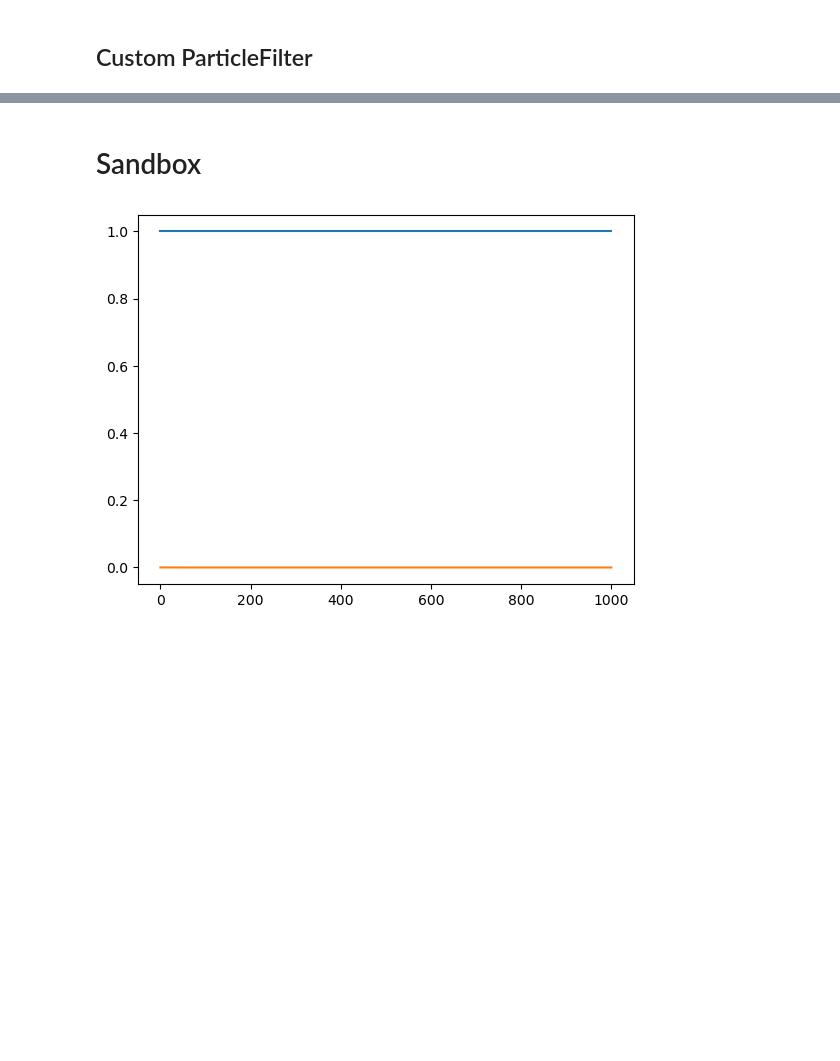
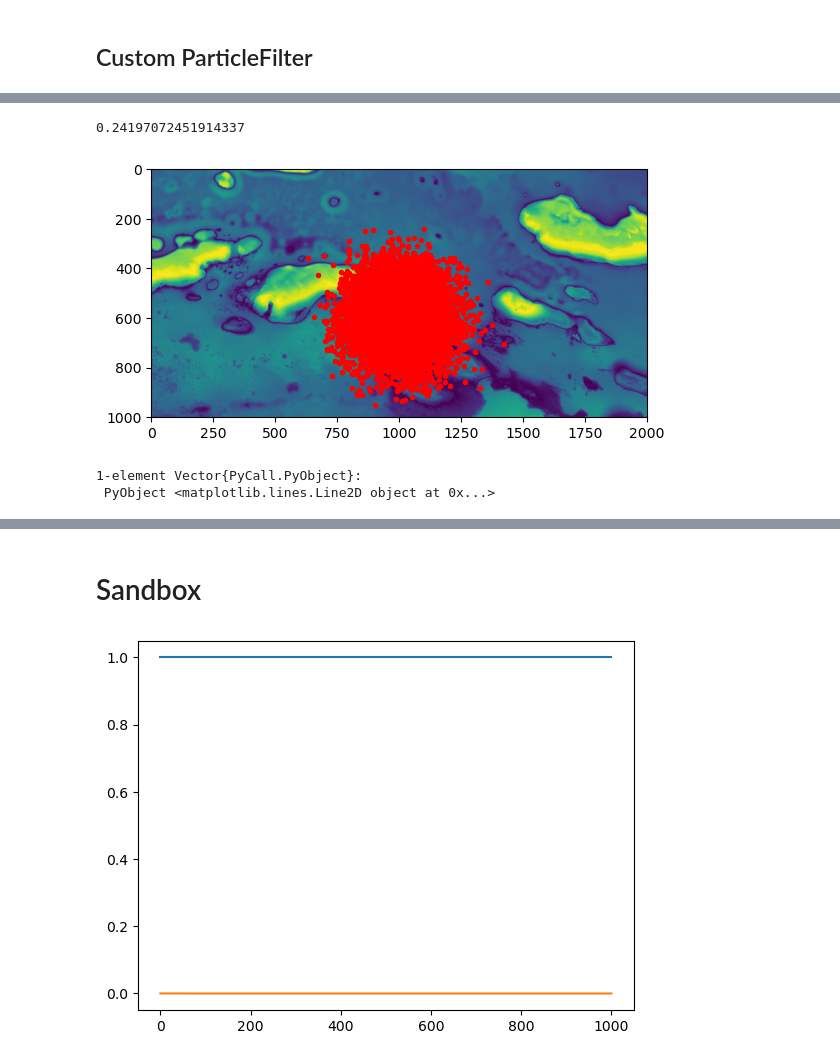
Before and after one commit to AmyPhung/GPUParticleFilter.jl, a Jupyter notebook: gpu_implementation.ipynb, the cells around one changed output, grey strips where cells are left out. Cells and saved outputs as stored; diff of their text form; code cells hidden in the pictures; blank space fills up the shorter version.

```diff
--- a/gpu_implementation.ipynb
+++ b/gpu_implementation.ipynb
@@ -897,0 +639,17 @@ Vector{CuArray{Float32, 1, DeviceBuffer}} (alias for Array{CuArray{Float32, 1, C
+# %%
+μ = 5
+measured_depth = 6
+σ = 1
+exp(-0.5 * (measured_depth - μ / σ)^2) / (σ * sqrt(2π))
+# %% [output]
+0.24197072451914337
+# %%
+n = 1
+
+fig, ax = PyPlot.subplots()
+ax.imshow(-bathy_map)
+ax.plot(all_particles_d[n][:,1], all_particles_d[n][:,2], "r.")
+# %% [output]
+[figure, added]
+1-element Vector{PyCall.PyObject}:
+ PyObject <matplotlib.lines.Line2D object at 0x...>
```
Also changed, not shown: parts of 58 cells of this notebook.
